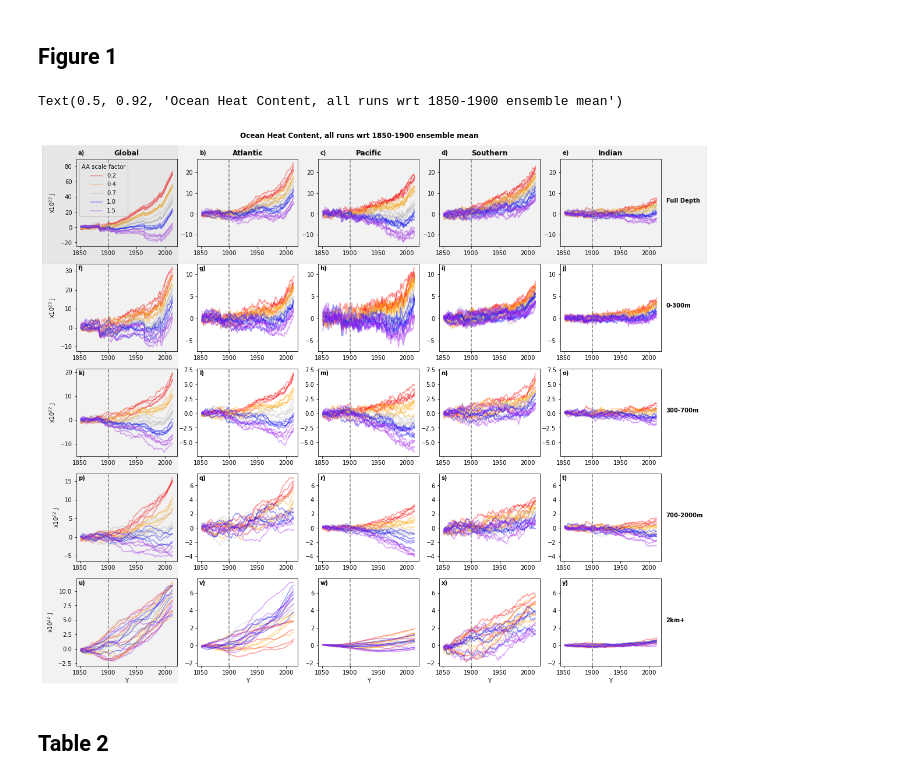
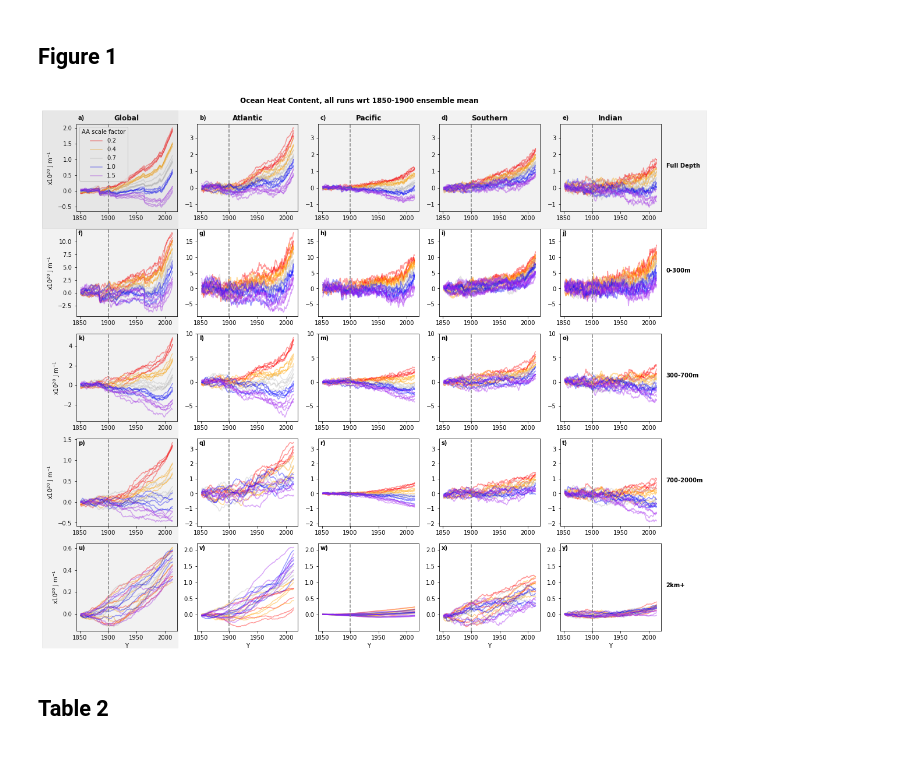
Before and after one commit to emmomp/SMURPHS_OHC, a Jupyter notebook: figure_notebooks/Fig1_OHCvtime.ipynb, the cells around one changed output. Drawn from its saved outputs; the diff is of its cells as text; code cells hidden in the pictures.

Commit message:
Adding vol scalings to fig1

```diff
--- a/figure_notebooks/Fig1_OHCvtime.ipynb
+++ b/figure_notebooks/Fig1_OHCvtime.ipynb
@@ -64,13 +64,17 @@ ohc_pic_drift=ohc_pic_drift.swap_dims({'lev_bins':'deptht_bins'})
 time_months=xr.DataArray(dims=['time_centered',],data=np.arange(0,1980))
 # Offsets at T=0 due to different starting points in the PIC
 T0_offset=ohc_all.ohc.mean(dim='exp').isel(time_counter=0)-ohc_all.ohc.mean(dim='exp').isel(time_counter=0,run=0)
+# %%
+# Load volume scalings
+scalings=xr.open_dataset(data_dir+'other_model_data/vol_scalings.nc')
 # %% [markdown]
 ## Figure 1
 # %%
 %matplotlib inline
 dplot=ohc_all.ohc.swap_dims({'time_counter':'time_centered'})
 dplot=dplot-(ohc_pic_drift*1e18*time_months)-T0_offset
-dplot=(dplot-dplot.isel(time_centered=slice(0,12*50)).mean(dim=['time_centered','run']))/1e22
+dplot=(dplot-dplot.isel(time_centered=slice(0,12*50)).mean(dim=['time_centered','run']))/1e20
+dplot=dplot*scalings['surface_area'].values/scalings['basin_volume']
 dplot_smooth=utils.butter_ufunc(dplot,filt_val,'time_centered')
 dplot_smooth=dplot_smooth.isel(time_centered=slice(filt_val,-filt_val))
 
@@ -88,45 +92,43 @@ for id in range(nd):
                 line=dplot_line.plot(ax=ax,color=smurphs_cmap[ie],alpha=alpha)
             lines.append(line[0])
         if ib == 0:
-            ax.set_ylabel('x10$^{22}$ J')
+            ax.set_ylabel('x10$^{20}$ J m$^{-1}$')
             if id==0:
                 ax.legend(lines,exp_names,loc='best',title='AA scale factor')
-                ax.set_ylim([-25,90])
         else:
             ax.set_ylabel(' ')
         if id ==0:
             ax.set_title(basin_name[basin],{'fontweight':'bold'})
         else:
             ax.set_title('')
         if id==4:
             ax.set_xlabel('Y')
         else:
             ax.set_xlabel('')
         if ib>1:
             ax.sharey(ax_old)
         if ib==4:
             depth=dplot.deptht_bins.values[id]
             ax.text(1.05,0.5,depth,fontweight='bold',rotation=0,transform=ax.transAxes)
         if id==0:
             ax.text(0.02,1.05,'{})'.format(chr(ord('a')+ib)),fontweight='bold',transform=ax.transAxes)
         else:
             ax.text(0.02,0.93,'{})'.format(chr(ord('a')+id*5+ib)),fontweight='bold',transform=ax.transAxes)
         plt.axvline(cftime.date2num(cftime.Datetime360Day(1900,1,16),units='days since 2000-01-01',calendar='360_day'),color='grey',ls='--')
         ax_old=ax
 
 
 fig.patches.extend([plt.Rectangle((0.08,0.725),0.88,0.175,
                                   fill=True, color='grey', alpha=0.1, zorder=1000,
                                   transform=fig.transFigure, figure=fig)])
 fig.patches.extend([plt.Rectangle((0.08,0.1),0.18,0.80,
                                   fill=True, color='grey', alpha=0.1, zorder=1000,
                                   transform=fig.transFigure, figure=fig)])
 
 plt.suptitle('Ocean Heat Content, all runs wrt 1850-1900 ensemble mean',weight='bold',y=0.92)
 plt.savefig(figs_dir+'Fig1_ohc_bybasindepth_allruns.png',bbox_inches='tight')
 # %% [output]
-Text(0.5, 0.92, 'Ocean Heat Content, all runs wrt 1850-1900 ensemble mean')
-[figure, old version]
+[figure, new version]
 # %% [markdown]
 ## Table 2
 # %%
```
Also changed, not shown: parts of 1 cell of this notebook, 1 other file.
